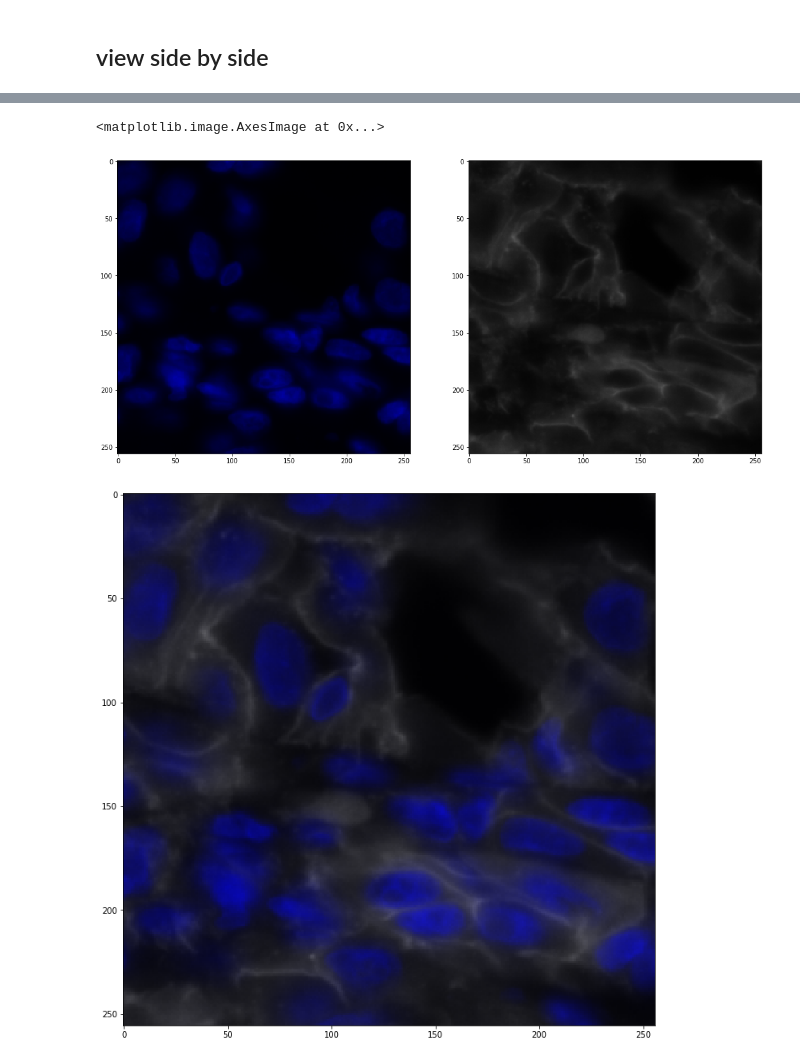
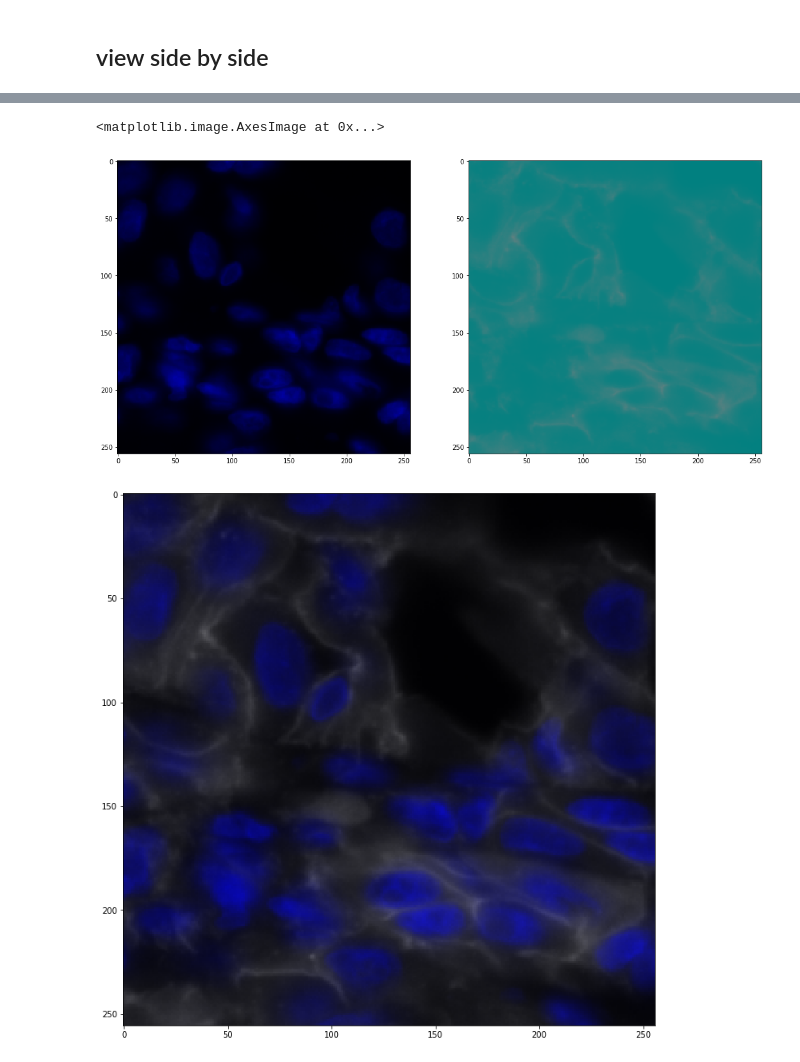
Before and after one commit to estorrs/cell-segmentation, a Jupyter notebook: notebooks/image_preprocessing.ipynb, the cells around one changed output, grey strips where cells are left out. Saved outputs shown, nothing was run; the diff lists cells and outputs as text; code cells hidden in the pictures.

```diff
--- a/notebooks/image_preprocessing.ipynb
+++ b/notebooks/image_preprocessing.ipynb
@@ -69,6 +78,6 @@ def chop_image(rgb_image, row_size=512, col_size=512):
 # %%
-dapi_image_fp = '../data/dapi_processed/Dapi_dapi_NaKATPase_cy3_CD8_cy5_F_1199_07_S007_P005_Z00_dapi/Dapi_dapi_NaKATPase_cy3_CD8_cy5_F_1199_07_S007_P005_Z00_dapi_1_5.png'
-NaKATPase_image_fp = '../data/NaKATPase_processed/Dapi_dapi_NaKATPase_cy3_CD8_cy5_F_1199_07_S007_P005_Z00_cy3/Dapi_dapi_NaKATPase_cy3_CD8_cy5_F_1199_07_S007_P005_Z00_cy3_1_5.png'
+dapi_image_fp = '../data/dapi_processed/F_1199_07_p005/F_1199_07_p005_1_5.png'
+NaKATPase_image_fp = '../data/NaKATPase_processed/F_1199_07_p005/F_1199_07_p005_1_5.png'
 # %%
 # convert to 3 channels
 gray_image = cv2.imread(dapi_image_fp, cv2.IMREAD_GRAYSCALE)
@@ -80,10 +118,10 @@ NaKATPase_rgb_image = cv2.cvtColor(gray_image, cv2.COLOR_GRAY2RGB)
 # %%
 fig, axs = plt.subplots(1,2, figsize=(18,18))
 axs[0].imshow(dapi_blue_image)
-axs[1].imshow(NaKATPase_rgb_image)
+axs[1].imshow(NaKATPase_yellow_image)
 # %% [output]
 <matplotlib.image.AxesImage at 0x...>
-[figure, old version]
+[figure, new version]
 # %%
 img = cv2.addWeighted(dapi_blue_image, 0.3, NaKATPase_rgb_image, 0.7, 0)
 img = cv2.add(dapi_blue_image, NaKATPase_rgb_image)
```
Also changed, not shown: parts of 17 cells of this notebook, 3 other files.
